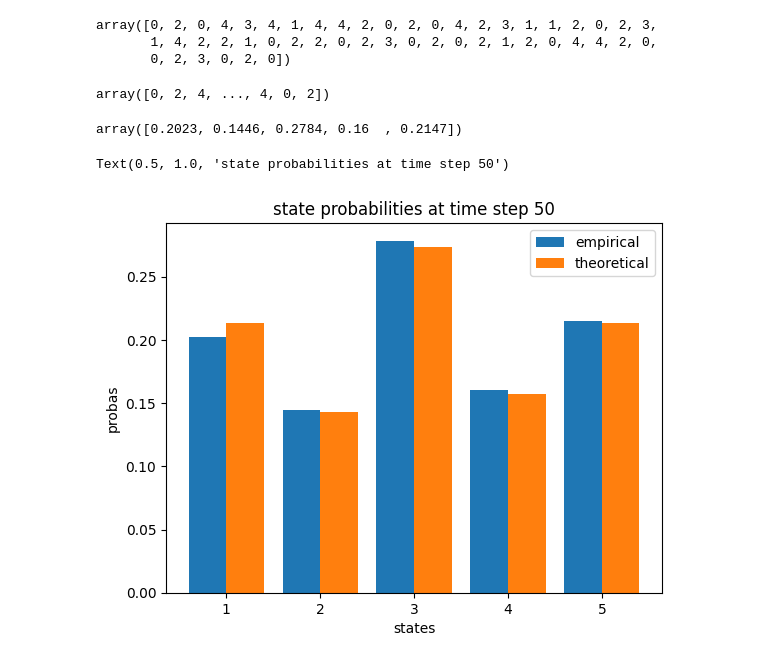
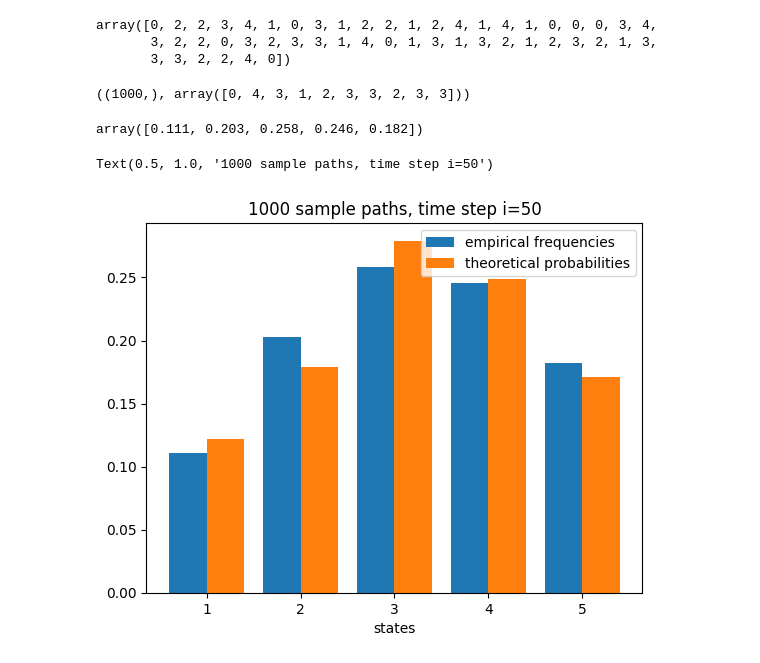
Before and after one commit to simonsavine/phasetype, a Jupyter notebook: markov_chain_simulation_discrete_time.ipynb, the cells around one changed output. Drawn from its saved outputs; the diff is of its cells as text; code cells hidden in the pictures.

```diff
--- a/markov_chain_simulation_discrete_time.ipynb
+++ b/markov_chain_simulation_discrete_time.ipynb
@@ -90,7 +91,8 @@ class MarkovChain:
     xs=[X0]
 
     for _ in range(1, m):
-      ps = self.calc_probas_definitestate(x)
+      # next step probas are in the column of R corresponding to current state
+      ps = R[:, x]
       x = np.random.choice(self.n, p=ps)
       xs.append(x)
 
@@ -98,7 +100,7 @@ class MarkovChain:
 
   def sample_paths(self, m, X0, M):
     paths = []
-    for _ in range(M):
+    for _ in tqdm.tqdm(range(M),f"simulating {M} paths" ):
       paths.append(self.sample_path(m, X0))
 
     return np.array(paths)
@@ -121,41 +122,39 @@ array([1., 1., 1., 1., 1.])
 # %%
 chain = MarkovChain(R)
 # %%
-# around 15sec for 10k paths over 50 steps
-
+# 1,000 paths over 50 steps
 m = 50
-M = 10000
+M = 1000
 paths = chain.sample_paths(m = m, X0 = 0, M = M)
 # %%
 first_path = paths[0, :]
 assert len(first_path) == m
 first_path
 # %% [output]
-array([0, 2, 0, 4, 3, 4, 1, 4, 4, 2, 0, 2, 0, 4, 2, 3, 1, 1, 2, 0, 2, 3,
-       1, 4, 2, 2, 1, 0, 2, 2, 0, 2, 3, 0, 2, 0, 2, 1, 2, 0, 4, 4, 2, 0,
-       0, 2, 3, 0, 2, 0])
+array([0, 2, 2, 3, 4, 1, 0, 3, 1, 2, 2, 1, 2, 4, 1, 4, 1, 0, 0, 0, 3, 4,
+       3, 2, 2, 0, 3, 2, 3, 3, 1, 4, 0, 1, 3, 1, 3, 2, 1, 2, 3, 2, 1, 3,
+       3, 3, 2, 2, 4, 0])
 # %%
 final_states = paths[:, -1]
 assert len(final_states) == M
-final_states
+final_states.shape, final_states[:10]
 # %% [output]
-array([0, 2, 4, ..., 4, 0, 2])
+((1000,), array([0, 4, 3, 1, 2, 3, 3, 2, 3, 3]))
 # %%
 states, counts = np.unique(final_states, return_counts=True)
 freqs = counts / np.sum(counts)
 # %%
 freqs
 # %% [output]
-array([0.2023, 0.1446, 0.2784, 0.16  , 0.2147])
+array([0.111, 0.203, 0.258, 0.246, 0.182])
 # %%
 probas = chain.calc_probas_definitestate(0, m - 1)
 # %%
-plt.bar(states + 0.8, freqs, 0.4, label = 'empirical')
-plt.bar(states + 1.2, probas, 0.4, label = 'theoretical')
+plt.bar(states + 0.8, freqs, 0.4, label = 'empirical frequencies')
+plt.bar(states + 1.2, probas, 0.4, label = 'theoretical probabilities')
 plt.legend()
 plt.xlabel("states")
-plt.ylabel("probas")
-plt.title("state probabilities at time step 50")
+plt.title(f"{M} sample paths, time step i=50")
 # %% [output]
-Text(0.5, 1.0, 'state probabilities at time step 50')
+Text(0.5, 1.0, '1000 sample paths, time step i=50')
-[figure, old version]
+[figure, new version]
```
Also changed, not shown: parts of 5 cells of this notebook.
